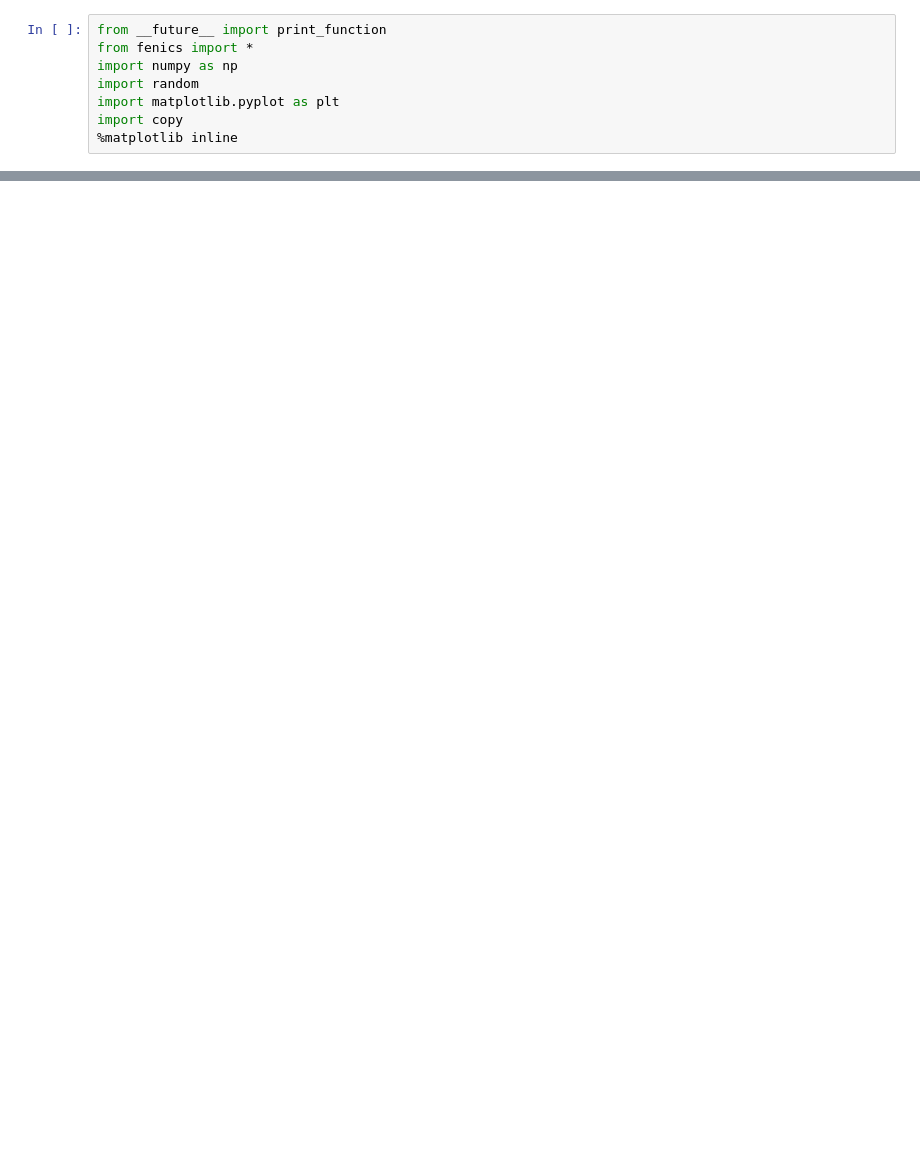
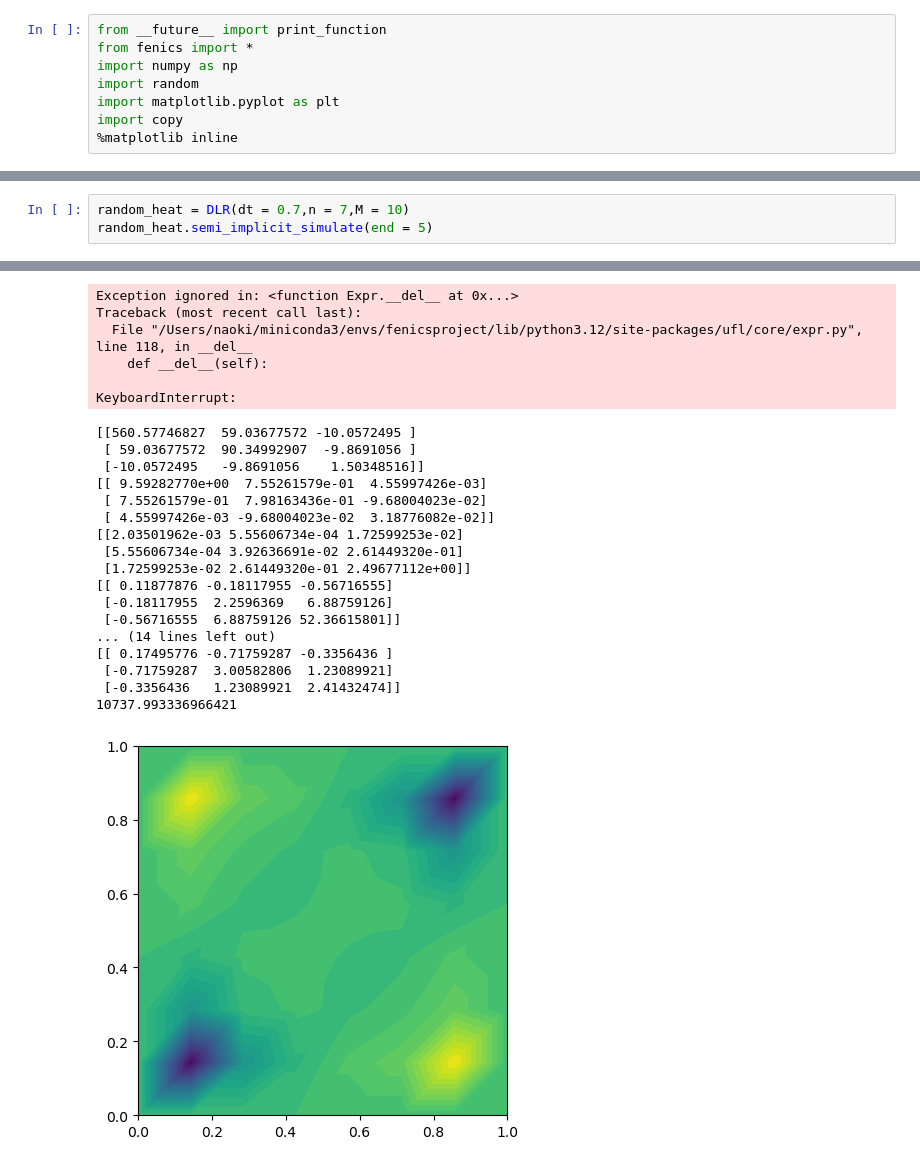
Before and after one commit to Naokikiki/Random_heat, a Jupyter notebook: random_heat/DLR.ipynb, the cells around one changed output, grey strips where cells are left out. Cells and saved outputs as stored; diff of their text form; blank space fills up the shorter version.

Commit message:
explicit,semi-implicit

```diff
--- a/random_heat/DLR.ipynb
+++ b/random_heat/DLR.ipynb
@@ -247,0 +359,4 @@ class DLR:
+# %%
+random_heat = DLR(dt = 0.7,n = 7,M = 10)
+random_heat.semi_implicit_simulate(end = 5)
+# %% [output]
@@ -247,0 +380,24 @@ class DLR:
+Exception ignored in: <function Expr.__del__ at 0x...>
+Traceback (most recent call last):
+  File "/Users/naoki/miniconda3/envs/fenicsproject/lib/python3.12/site-packages/ufl/core/expr.py", line 118, in __del__
+    def __del__(self):
+
+KeyboardInterrupt:
+[[560.57746827  59.03677572 -10.0572495 ]
+ [ 59.03677572  90.34992907  -9.8691056 ]
+ [-10.0572495   -9.8691056    1.50348516]]
+[[ 9.59282770e+00  7.55261579e-01  4.55997426e-03]
+ [ 7.55261579e-01  7.98163436e-01 -9.68004023e-02]
+ [ 4.55997426e-03 -9.68004023e-02  3.18776082e-02]]
+[[2.03501962e-03 5.55606734e-04 1.72599253e-02]
+ [5.55606734e-04 3.92636691e-02 2.61449320e-01]
+ [1.72599253e-02 2.61449320e-01 2.49677112e+00]]
+[[ 0.11877876 -0.18117955 -0.56716555]
+ [-0.18117955  2.2596369   6.88759126]
+ [-0.56716555  6.88759126 52.36615801]]
+... (14 lines left out)
+[[ 0.17495776 -0.71759287 -0.3356436 ]
+ [-0.71759287  3.00582806  1.23089921]
+ [-0.3356436   1.23089921  2.41432474]]
+10737.993336966421
+[figure, added]
```
Also changed, not shown: parts of 7 cells of this notebook.
